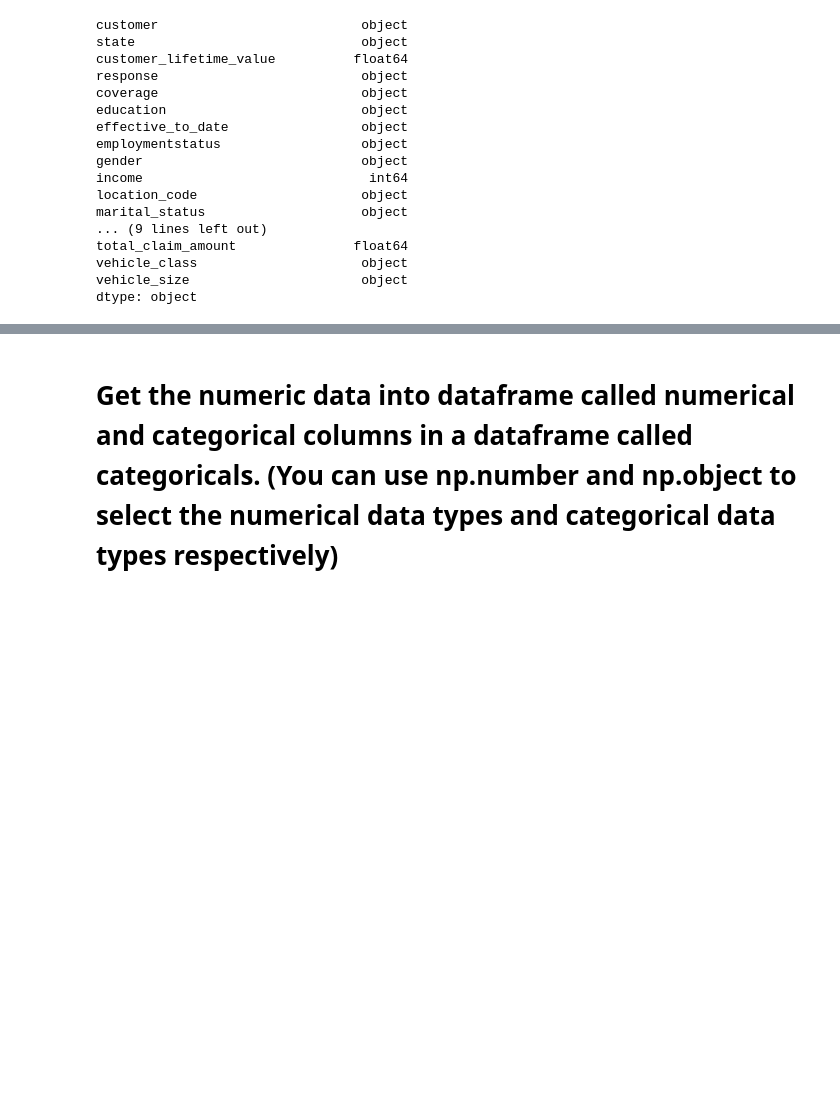
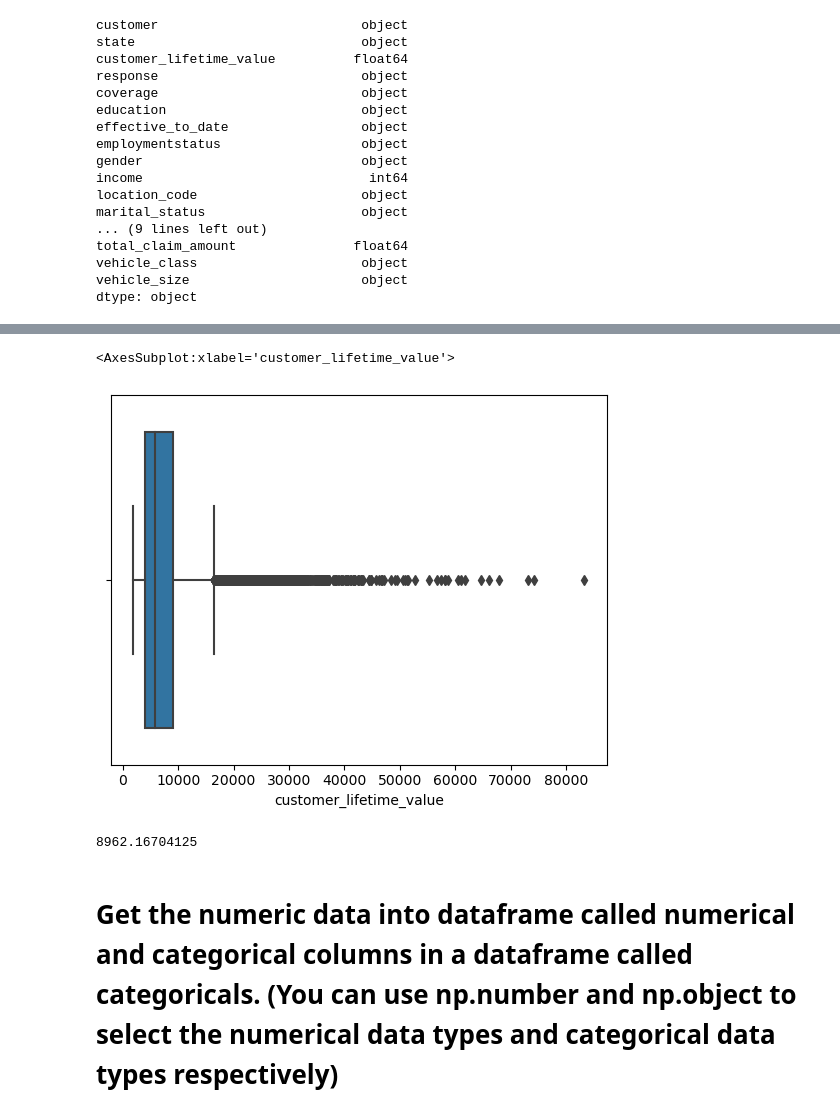
Before and after one commit to natnaelfe/lab-customer-analysis-round-5, a Jupyter notebook: files_for_lab/csv_files/Week 2 Unit 2 Lab 5.ipynb, the cells around one changed output, grey strips where cells are left out. Saved outputs shown, nothing was run; the diff lists cells and outputs as text; code cells hidden in the pictures; blank space fills up the shorter version.

```diff
--- a/files_for_lab/csv_files/Week 2 Unit 2 Lab 5.ipynb
+++ b/files_for_lab/csv_files/Week 2 Unit 2 Lab 5.ipynb
@@ -65,3 +113,12 @@ dtype: object
+# %%
+sns.boxplot(x=data['customer_lifetime_value'],whis=1.5)
+# %% [output]
+<AxesSubplot:xlabel='customer_lifetime_value'>
+[figure, added]
+# %%
+np.percentile(data['customer_lifetime_value'],75)
+# %% [output]
+8962.16704125
 # %% [markdown]
 # Get the numeric data into dataframe called numerical and categorical columns in a dataframe called categoricals. (You can use np.number and np.object to select the numerical data types and categorical data types respectively)
 # %%
```
Also changed, not shown: parts of 25 cells of this notebook.
